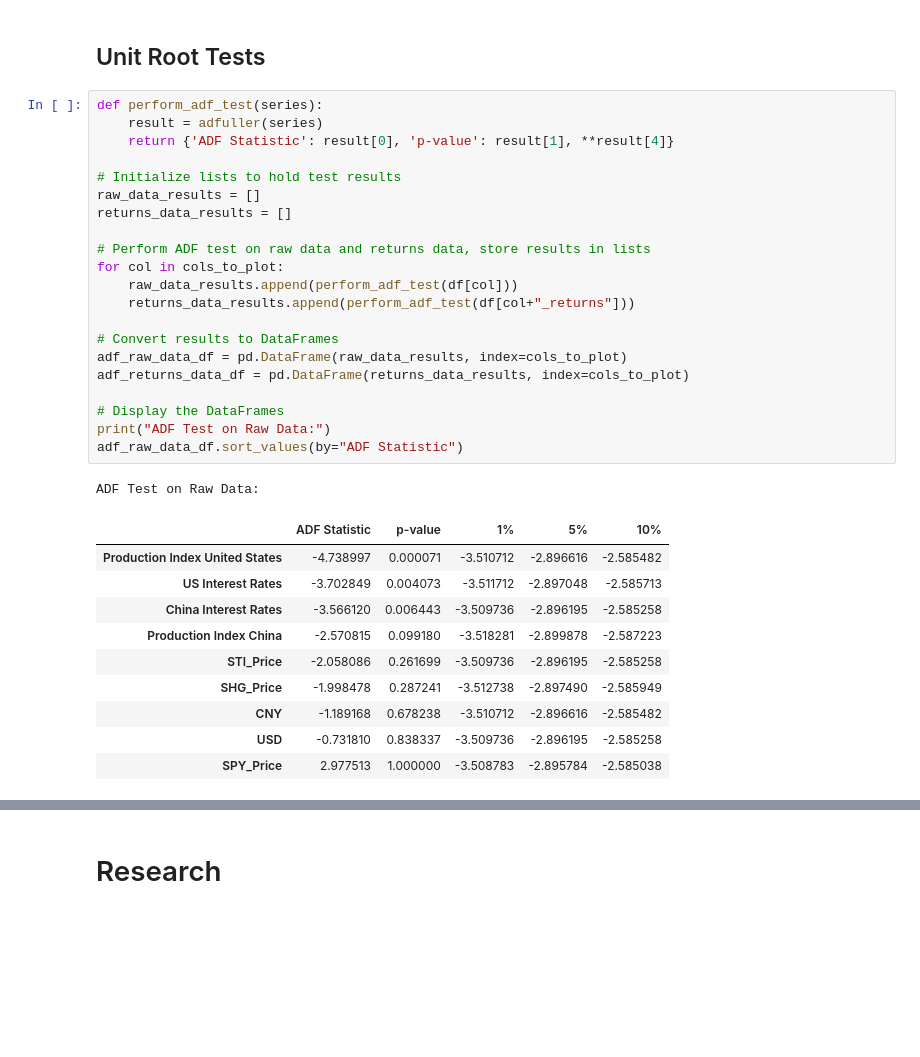
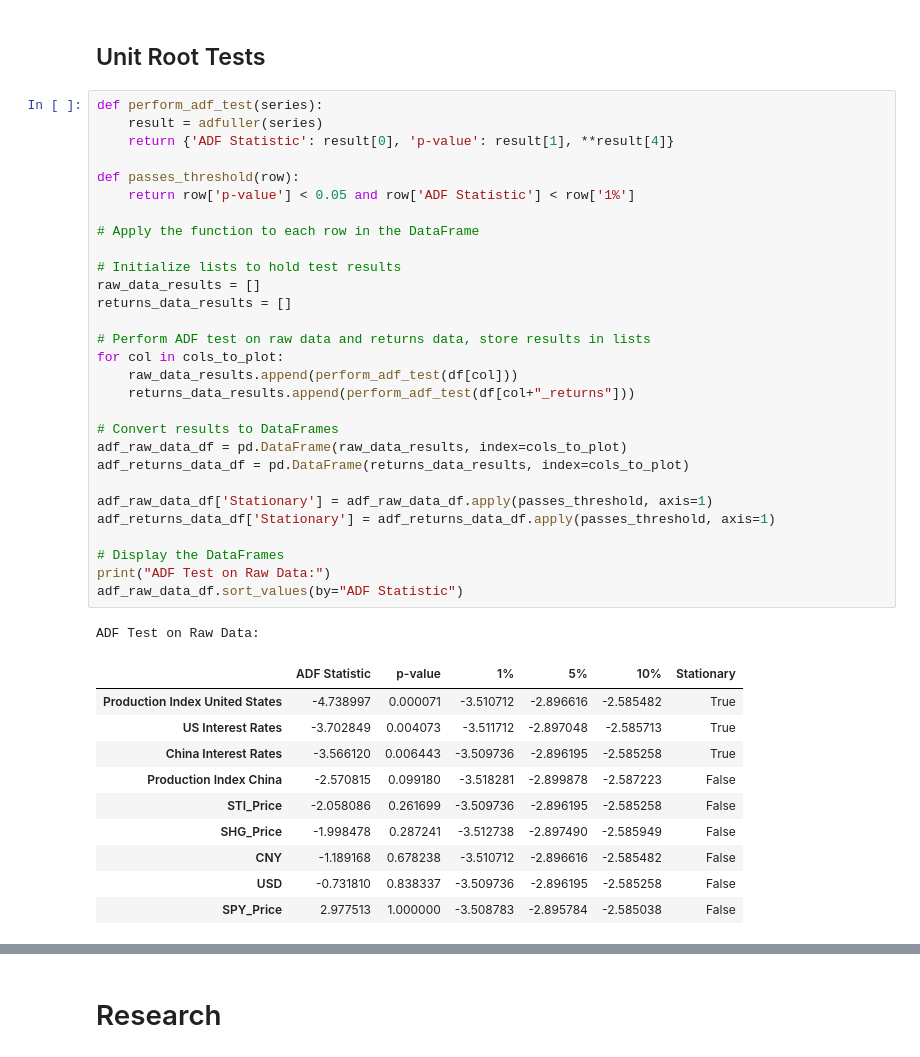
Before and after one commit to Charles-Gormley/SingaporeEconomicStudy-USv.China, a Jupyter notebook: Analysis.ipynb, the cells around one changed output, grey strips where cells are left out. Saved outputs shown, nothing was run; the diff lists cells and outputs as text; blank space fills up the shorter version.

```diff
--- a/Analysis.ipynb
+++ b/Analysis.ipynb
@@ -128,36 +128,44 @@ plt.show()
 # %%
 def perform_adf_test(series):
     result = adfuller(series)
     return {'ADF Statistic': result[0], 'p-value': result[1], **result[4]}
+
+def passes_threshold(row):
+    return row['p-value'] < 0.05 and row['ADF Statistic'] < row['1%']
+
+# Apply the function to each row in the DataFrame
 
 # Initialize lists to hold test results
 raw_data_results = []
 returns_data_results = []
 
 # Perform ADF test on raw data and returns data, store results in lists
 for col in cols_to_plot:
     raw_data_results.append(perform_adf_test(df[col]))
     returns_data_results.append(perform_adf_test(df[col+"_returns"]))
 
 # Convert results to DataFrames
 adf_raw_data_df = pd.DataFrame(raw_data_results, index=cols_to_plot)
 adf_returns_data_df = pd.DataFrame(returns_data_results, index=cols_to_plot)
 
+adf_raw_data_df['Stationary'] = adf_raw_data_df.apply(passes_threshold, axis=1)
+adf_returns_data_df['Stationary'] = adf_returns_data_df.apply(passes_threshold, axis=1)
+
 # Display the DataFrames
 print("ADF Test on Raw Data:")
 adf_raw_data_df.sort_values(by="ADF Statistic")
 # %% [output]
 ADF Test on Raw Data:
-|  | ADF Statistic | p-value | 1% | 5% | 10% |
-| Production Index United States | -4.738997 | 0.000071 | -3.510712 | -2.896616 | -2.585482 |
-| US Interest Rates | -3.702849 | 0.004073 | -3.511712 | -2.897048 | -2.585713 |
-| China Interest Rates | -3.566120 | 0.006443 | -3.509736 | -2.896195 | -2.585258 |
-| Production Index China | -2.570815 | 0.099180 | -3.518281 | -2.899878 | -2.587223 |
-| STI_Price | -2.058086 | 0.261699 | -3.509736 | -2.896195 | -2.585258 |
-| SHG_Price | -1.998478 | 0.287241 | -3.512738 | -2.897490 | -2.585949 |
-| CNY | -1.189168 | 0.678238 | -3.510712 | -2.896616 | -2.585482 |
-| USD | -0.731810 | 0.838337 | -3.509736 | -2.896195 | -2.585258 |
-| SPY_Price | 2.977513 | 1.000000 | -3.508783 | -2.895784 | -2.585038 |
+|  | ADF Statistic | p-value | 1% | 5% | 10% | Stationary |
+| Production Index United States | -4.738997 | 0.000071 | -3.510712 | -2.896616 | -2.585482 | True |
+| US Interest Rates | -3.702849 | 0.004073 | -3.511712 | -2.897048 | -2.585713 | True |
+| China Interest Rates | -3.566120 | 0.006443 | -3.509736 | -2.896195 | -2.585258 | True |
+| Production Index China | -2.570815 | 0.099180 | -3.518281 | -2.899878 | -2.587223 | False |
+| STI_Price | -2.058086 | 0.261699 | -3.509736 | -2.896195 | -2.585258 | False |
+| SHG_Price | -1.998478 | 0.287241 | -3.512738 | -2.897490 | -2.585949 | False |
+| CNY | -1.189168 | 0.678238 | -3.510712 | -2.896616 | -2.585482 | False |
+| USD | -0.731810 | 0.838337 | -3.509736 | -2.896195 | -2.585258 | False |
+| SPY_Price | 2.977513 | 1.000000 | -3.508783 | -2.895784 | -2.585038 | False |
 # %%
 print("\nADF Test on Returns Data:")
 adf_returns_data_df.sort_values(by="ADF Statistic")
```
Also changed, not shown: parts of 1 cell of this notebook.
